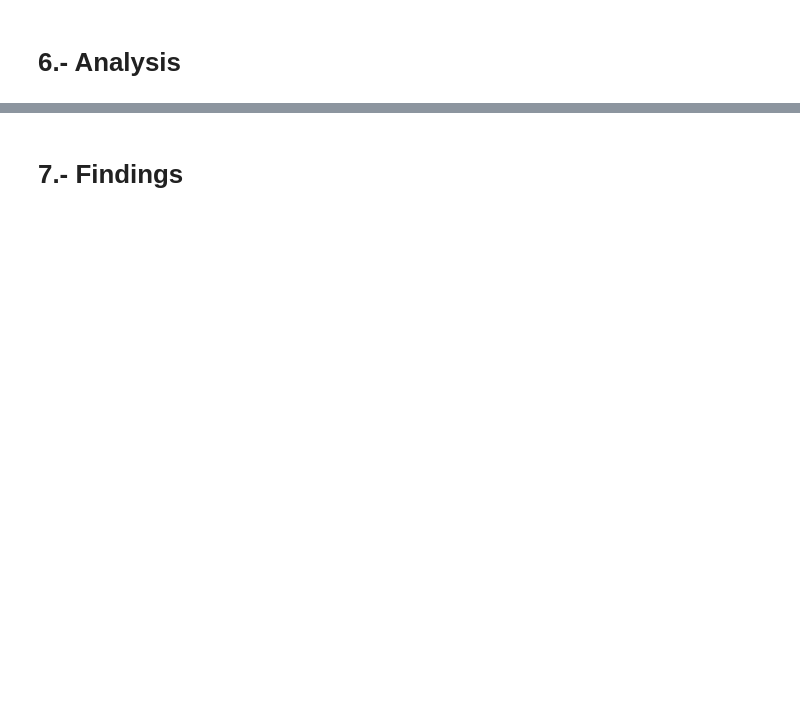
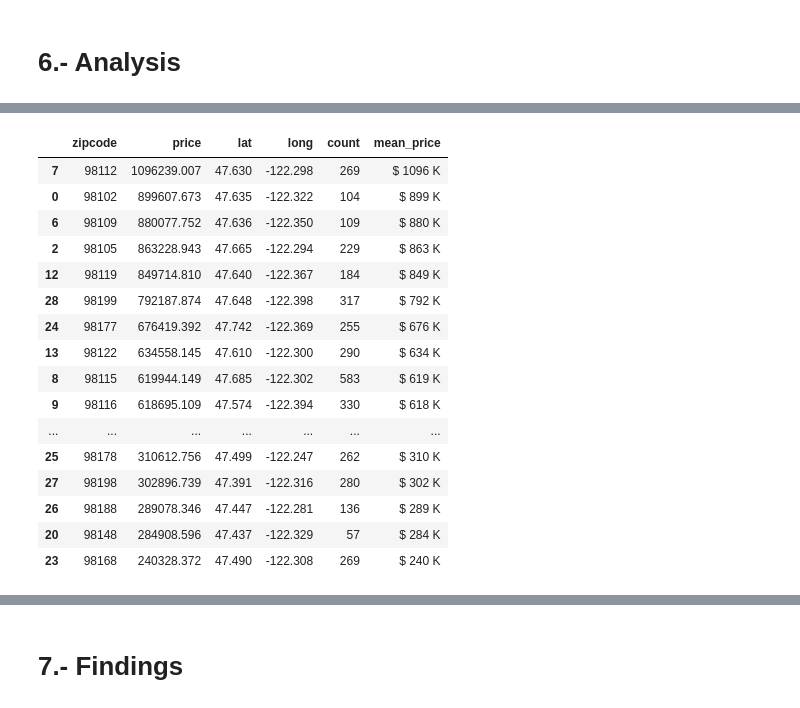
Before and after one commit to erickCantu/EDA_Project_KC_Housesales, a Jupyter notebook: 2022-06-01_eda_project.ipynb, the cells around one changed output, grey strips where cells are left out. Saved outputs shown, nothing was run; the diff lists cells and outputs as text; code cells hidden in the pictures; blank space fills up the shorter version.

Commit message:
Data grouped by Zipcode in Seattle. Map plot 75 percentil of mean prices

```diff
--- a/2022-06-01_eda_project.ipynb
+++ b/2022-06-01_eda_project.ipynb
@@ -199,2 +184,12 @@ df_rcpa['sqft_basement'] = df_rcpa['sqft_basement'].astype('float64')
+# %%
+# Import city names with their corresponding zip codes. https://www.zip-codes.com/county/wa-king.asp#zipcodes
+
+df_zipcodes = pd.read_csv('zipCodes.csv')
+df_zipcodes = df_zipcodes[['zipcode', 'city']]
+
+# merge the city names into the data frame
+df_rcpa = df_rcpa.merge(df_zipcodes)
+
+#df_zipcodes.info()
 # %% [markdown]
 # 6.- Analysis
@@ -200,0 +226,7 @@ df_rcpa['sqft_basement'] = df_rcpa['sqft_basement'].astype('float64')
+# %%
+
+df_rcpa_seattle = df_rcpa.query("city == 'Seattle'")
+df_rcpa_seattle['city'].unique()
+df_rcpa_seattle_zipcodes_mean = df_rcpa_seattle[["zipcode", "price", "lat","long"]].groupby('zipcode').mean().reset_index().merge(df_rcpa_seattle[["zipcode"]].groupby('zipcode').
+    size().to_frame("count"), on="zipcode")
+df_rcpa_seattle_zipcodes_mean['mean_price'] = " $ " +round(df_rcpa_seattle_zipcodes_mean['price']/1000, 2).astype('int64').astype("str") + " K"
@@ -200,0 +240,20 @@ df_rcpa['sqft_basement'] = df_rcpa['sqft_basement'].astype('float64')
+# %%
+df_rcpa_seattle_zipcodes_mean.sort_values('price', ascending=False)
+# %% [output]
+|  | zipcode | price | lat | long | count | mean_price |
+| 7 | 98112 | 1096239.007 | 47.630 | -122.298 | 269 | $ 1096 K |
+| 0 | 98102 | 899607.673 | 47.635 | -122.322 | 104 | $ 899 K |
+| 6 | 98109 | 880077.752 | 47.636 | -122.350 | 109 | $ 880 K |
+| 2 | 98105 | 863228.943 | 47.665 | -122.294 | 229 | $ 863 K |
+| 12 | 98119 | 849714.810 | 47.640 | -122.367 | 184 | $ 849 K |
+| 28 | 98199 | 792187.874 | 47.648 | -122.398 | 317 | $ 792 K |
+| 24 | 98177 | 676419.392 | 47.742 | -122.369 | 255 | $ 676 K |
+| 13 | 98122 | 634558.145 | 47.610 | -122.300 | 290 | $ 634 K |
+| 8 | 98115 | 619944.149 | 47.685 | -122.302 | 583 | $ 619 K |
+| 9 | 98116 | 618695.109 | 47.574 | -122.394 | 330 | $ 618 K |
+| ... | ... | ... | ... | ... | ... | ... |
+| 25 | 98178 | 310612.756 | 47.499 | -122.247 | 262 | $ 310 K |
+| 27 | 98198 | 302896.739 | 47.391 | -122.316 | 280 | $ 302 K |
+| 26 | 98188 | 289078.346 | 47.447 | -122.281 | 136 | $ 289 K |
+| 20 | 98148 | 284908.596 | 47.437 | -122.329 | 57 | $ 284 K |
+| 23 | 98168 | 240328.372 | 47.490 | -122.308 | 269 | $ 240 K |
```
Also changed, not shown: parts of 26 cells of this notebook, 2 other files.
